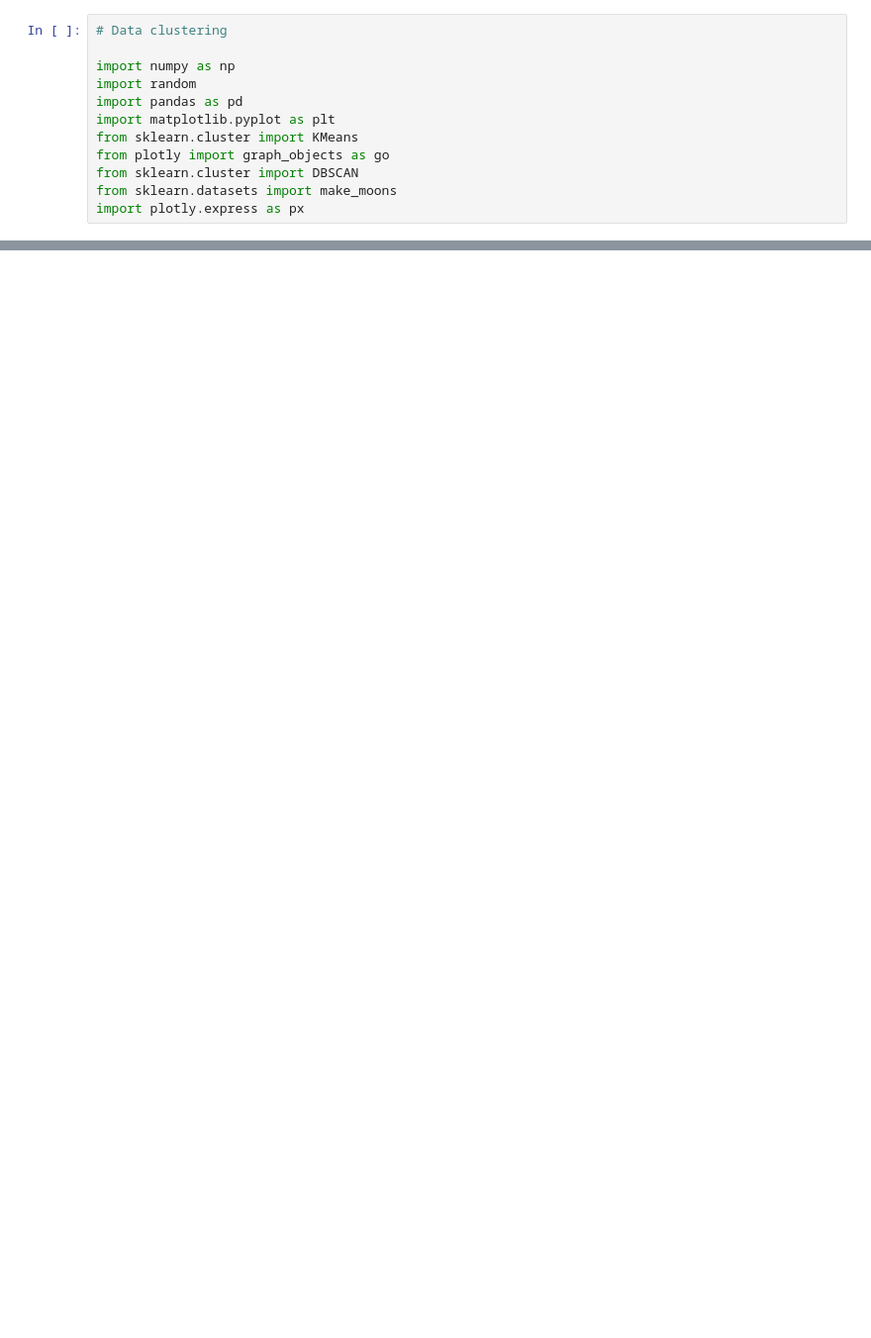
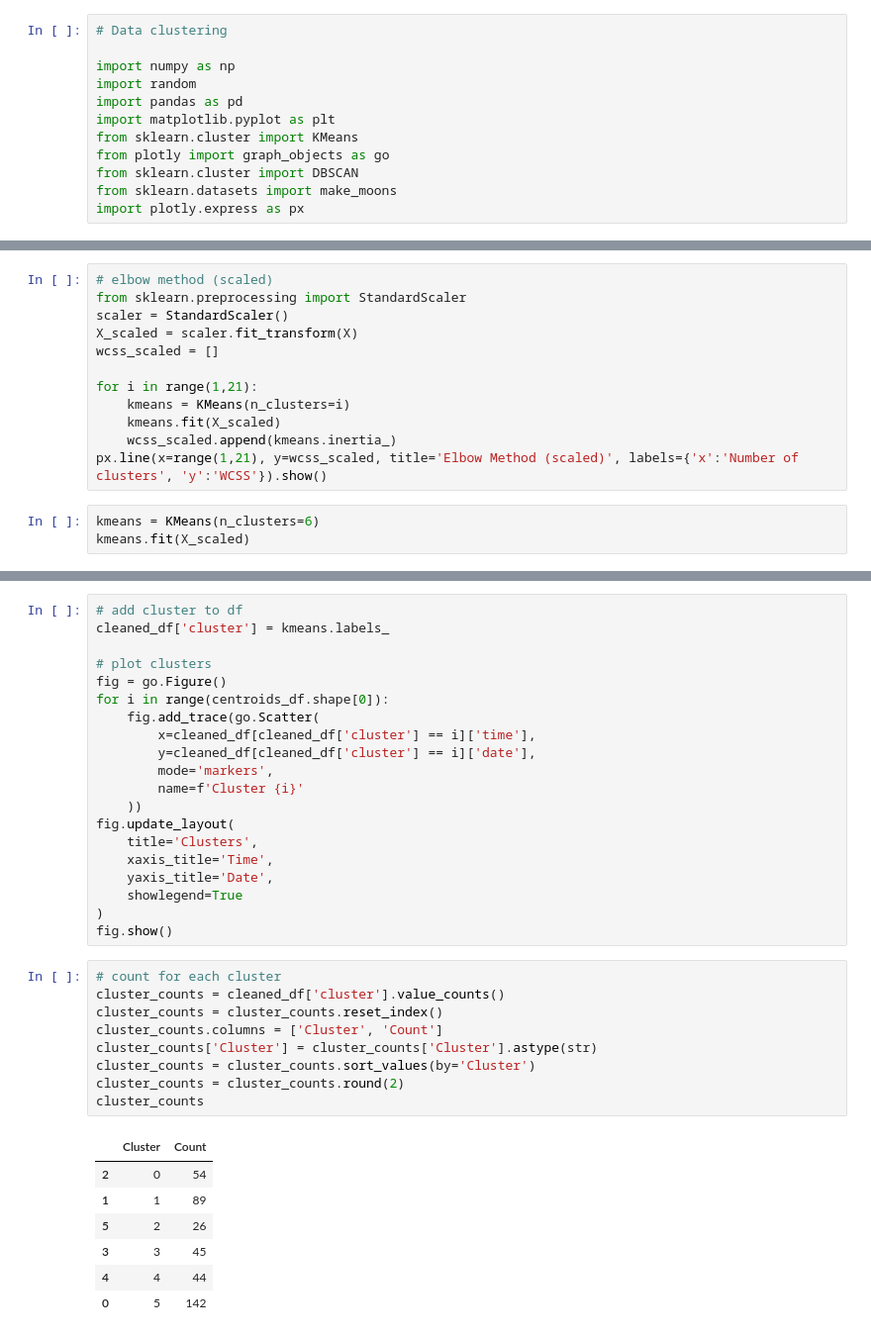
Before and after one commit to Taihenc/2110405-AI-ML, a Jupyter notebook: hw_clustering.ipynb, the cells around one changed output, grey strips where cells are left out. Shown: that part at 99% size. Cells and saved outputs as stored; diff of their text form; blank space fills up the shorter version.

Commit message:
clustering

```diff
--- a/hw_clustering.ipynb
+++ b/hw_clustering.ipynb
@@ -37,0 +107,15 @@ memory usage: 297.0+ KB
+# %%
+# elbow method (scaled)
+from sklearn.preprocessing import StandardScaler
+scaler = StandardScaler()
+X_scaled = scaler.fit_transform(X)
+wcss_scaled = []
+
+for i in range(1,21):
+    kmeans = KMeans(n_clusters=i)
+    kmeans.fit(X_scaled)
+    wcss_scaled.append(kmeans.inertia_)
+px.line(x=range(1,21), y=wcss_scaled, title='Elbow Method (scaled)', labels={'x':'Number of clusters', 'y':'WCSS'}).show()
+# %%
+kmeans = KMeans(n_clusters=6)
+kmeans.fit(X_scaled)
@@ -37,0 +148,37 @@ memory usage: 297.0+ KB
+# %%
+# add cluster to df
+cleaned_df['cluster'] = kmeans.labels_
+
+# plot clusters
+fig = go.Figure()
+for i in range(centroids_df.shape[0]):
+    fig.add_trace(go.Scatter(
+        x=cleaned_df[cleaned_df['cluster'] == i]['time'],
+        y=cleaned_df[cleaned_df['cluster'] == i]['date'],
+        mode='markers',
+        name=f'Cluster {i}'
+    ))
+fig.update_layout(
+    title='Clusters',
+    xaxis_title='Time',
+    yaxis_title='Date',
+    showlegend=True
+)
+fig.show()
+# %%
+# count for each cluster
+cluster_counts = cleaned_df['cluster'].value_counts()
+cluster_counts = cluster_counts.reset_index()
+cluster_counts.columns = ['Cluster', 'Count']
+cluster_counts['Cluster'] = cluster_counts['Cluster'].astype(str)
+cluster_counts = cluster_counts.sort_values(by='Cluster')
+cluster_counts = cluster_counts.round(2)
+cluster_counts
+# %% [output]
+|  | Cluster | Count |
+| 2 | 0 | 54 |
+| 1 | 1 | 89 |
+| 5 | 2 | 26 |
+| 3 | 3 | 45 |
+| 4 | 4 | 44 |
+| 0 | 5 | 142 |
```
Also changed, not shown: parts of 10 cells of this notebook, 1 other file.
